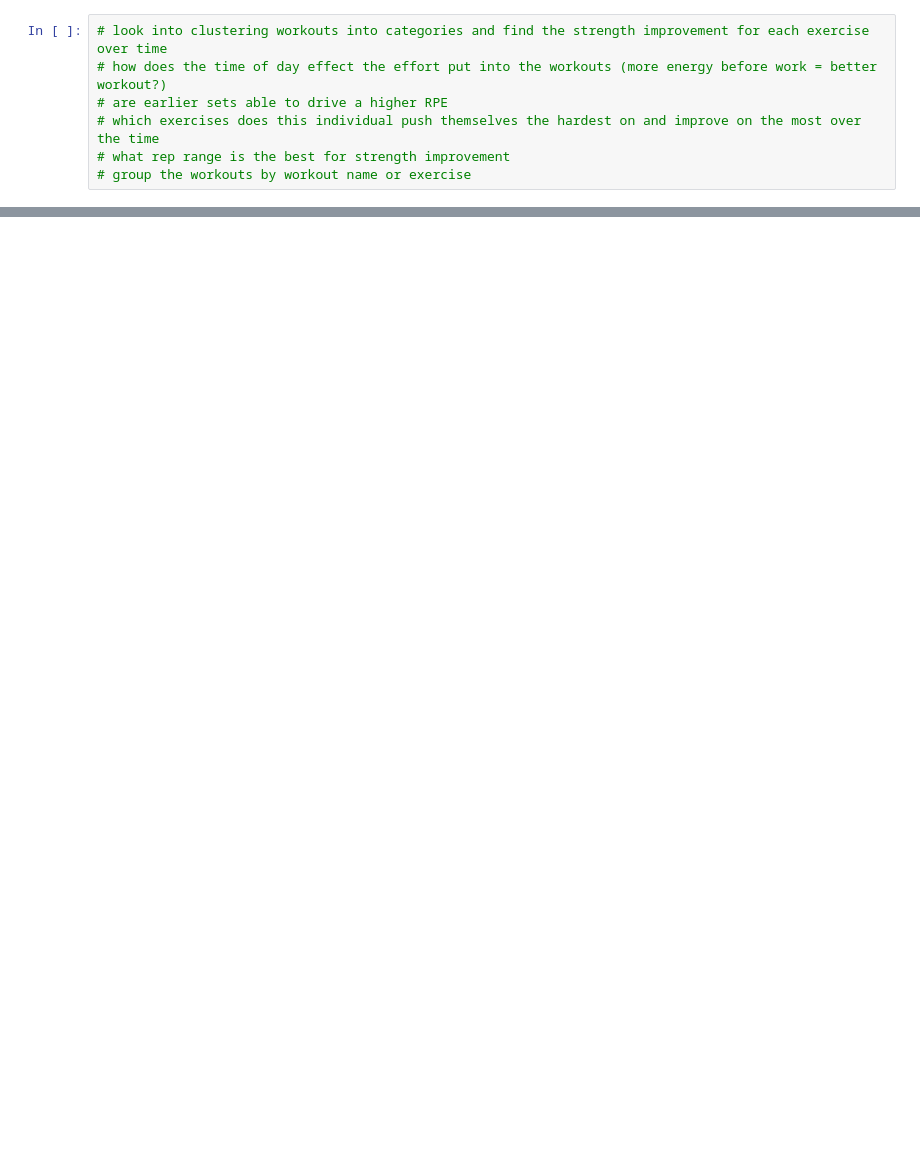
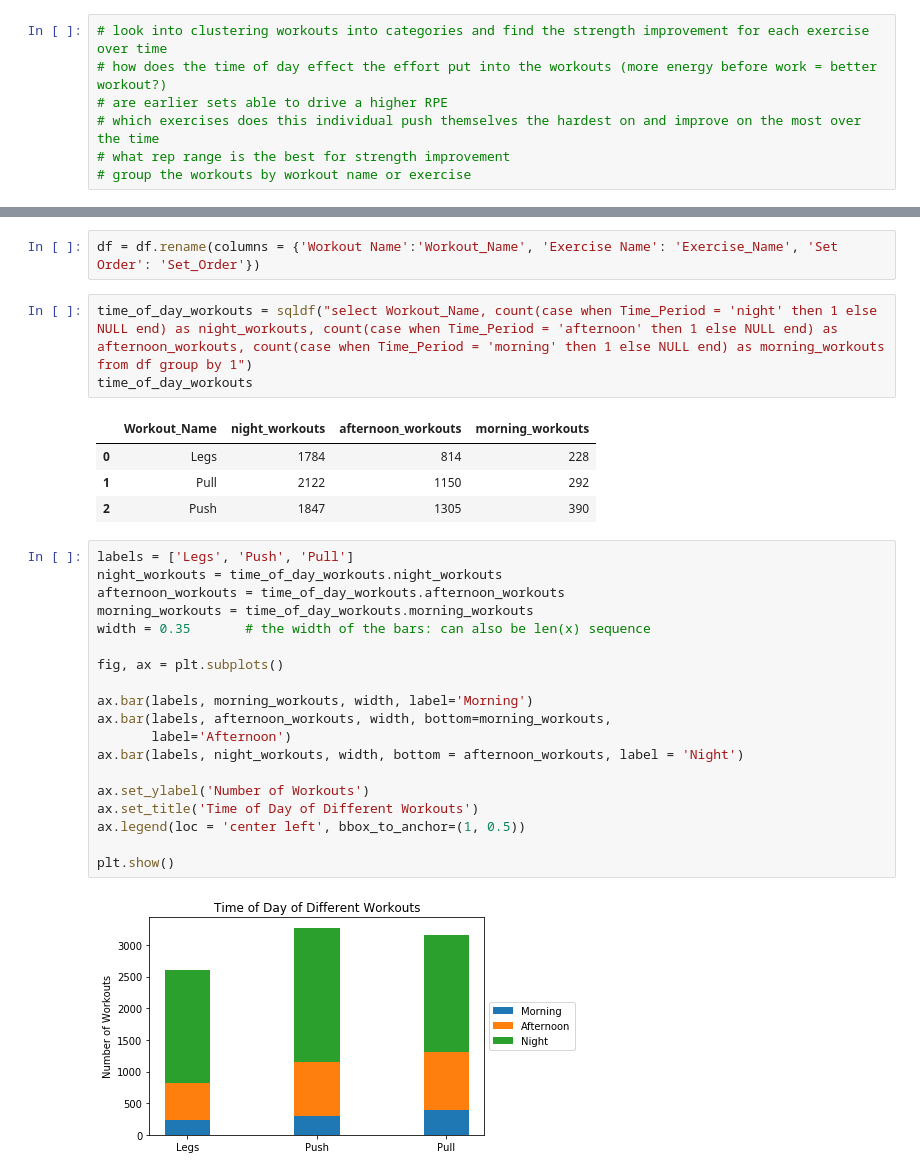
Before and after one commit to aidanberry12/Weight_Training_Exploratory_Analysis, a Jupyter notebook: Weight_Training_Analysis_Notebook.ipynb, the cells around one changed output, grey strips where cells are left out. Saved outputs shown, nothing was run; the diff lists cells and outputs as text; blank space fills up the shorter version.

Commit message:
Added time of day and day of week analysis and calculated 1rm

```diff
--- a/Weight_Training_Analysis_Notebook.ipynb
+++ b/Weight_Training_Analysis_Notebook.ipynb
@@ -117,0 +182,31 @@ df.head()
+# %%
+df = df.rename(columns = {'Workout Name':'Workout_Name', 'Exercise Name': 'Exercise_Name', 'Set Order': 'Set_Order'})
+# %%
+time_of_day_workouts = sqldf("select Workout_Name, count(case when Time_Period = 'night' then 1 else NULL end) as night_workouts, count(case when Time_Period = 'afternoon' then 1 else NULL end) as afternoon_workouts, count(case when Time_Period = 'morning' then 1 else NULL end) as morning_workouts from df group by 1")
+time_of_day_workouts
+# %% [output]
+|  | Workout_Name | night_workouts | afternoon_workouts | morning_workouts |
+| 0 | Legs | 1784 | 814 | 228 |
+| 1 | Pull | 2122 | 1150 | 292 |
+| 2 | Push | 1847 | 1305 | 390 |
+# %%
+labels = ['Legs', 'Push', 'Pull']
+night_workouts = time_of_day_workouts.night_workouts
+afternoon_workouts = time_of_day_workouts.afternoon_workouts
+morning_workouts = time_of_day_workouts.morning_workouts
+width = 0.35       # the width of the bars: can also be len(x) sequence
+
+fig, ax = plt.subplots()
+
+ax.bar(labels, morning_workouts, width, label='Morning')
+ax.bar(labels, afternoon_workouts, width, bottom=morning_workouts,
+       label='Afternoon')
+ax.bar(labels, night_workouts, width, bottom = afternoon_workouts, label = 'Night')
+
+ax.set_ylabel('Number of Workouts')
+ax.set_title('Time of Day of Different Workouts')
+ax.legend(loc = 'center left', bbox_to_anchor=(1, 0.5))
+
+plt.show()
+# %% [output]
+[figure, added]
```
Also changed, not shown: parts of 18 cells of this notebook.
